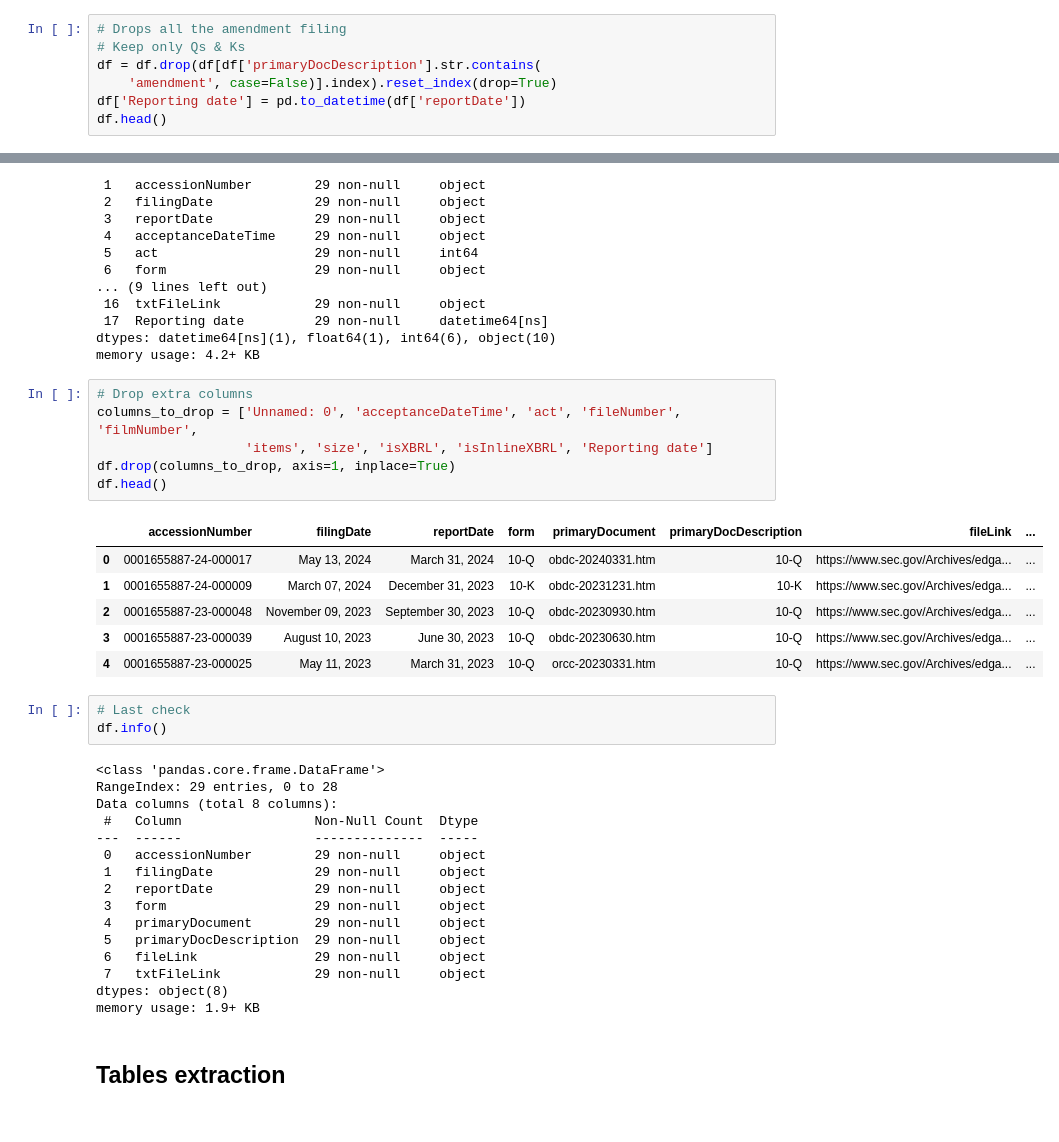
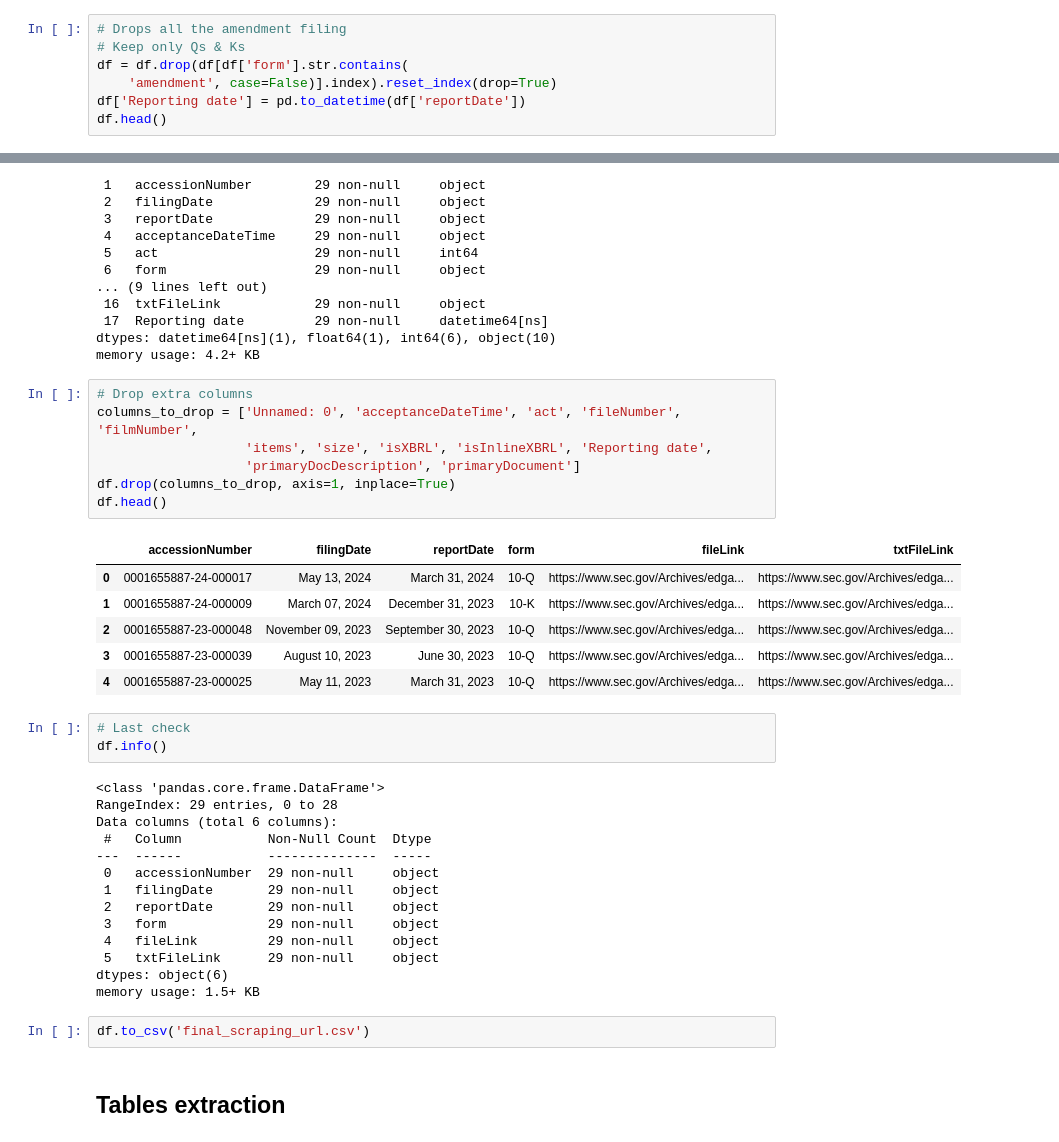
Before and after one commit to ellenguyen/SEC_filings, a Jupyter notebook: 1655887/code/extract_filing_tables.ipynb, the cells around one changed output, grey strips where cells are left out. Drawn from its saved outputs; the diff is of its cells as text.

```diff
--- a/1655887/code/extract_filing_tables.ipynb
+++ b/1655887/code/extract_filing_tables.ipynb
@@ -70,7 +238,7 @@ df.head()
 # %%
 # Drops all the amendment filing
 # Keep only Qs & Ks
-df = df.drop(df[df['primaryDocDescription'].str.contains(
+df = df.drop(df[df['form'].str.contains(
     'amendment', case=False)].index).reset_index(drop=True)
 df['Reporting date'] = pd.to_datetime(df['reportDate'])
 df.head()
@@ -121,35 +289,36 @@ memory usage: 4.2+ KB
 # %%
 # Drop extra columns
 columns_to_drop = ['Unnamed: 0', 'acceptanceDateTime', 'act', 'fileNumber', 'filmNumber',
-                   'items', 'size', 'isXBRL', 'isInlineXBRL', 'Reporting date']
+                   'items', 'size', 'isXBRL', 'isInlineXBRL', 'Reporting date',
+                   'primaryDocDescription', 'primaryDocument']
 df.drop(columns_to_drop, axis=1, inplace=True)
 df.head()
 # %% [output]
-|  | accessionNumber | filingDate | reportDate | form | primaryDocument | primaryDocDescription | fileLink | ... |
-| 0 | 0001655887-24-000017 | May 13, 2024 | March 31, 2024 | 10-Q | obdc-20240331.htm | 10-Q | https://www.sec.gov/Archives/edga... | ... |
-| 1 | 0001655887-24-000009 | March 07, 2024 | December 31, 2023 | 10-K | obdc-20231231.htm | 10-K | https://www.sec.gov/Archives/edga... | ... |
-| 2 | 0001655887-23-000048 | November 09, 2023 | September 30, 2023 | 10-Q | obdc-20230930.htm | 10-Q | https://www.sec.gov/Archives/edga... | ... |
-| 3 | 0001655887-23-000039 | August 10, 2023 | June 30, 2023 | 10-Q | obdc-20230630.htm | 10-Q | https://www.sec.gov/Archives/edga... | ... |
-| 4 | 0001655887-23-000025 | May 11, 2023 | March 31, 2023 | 10-Q | orcc-20230331.htm | 10-Q | https://www.sec.gov/Archives/edga... | ... |
+|  | accessionNumber | filingDate | reportDate | form | fileLink | txtFileLink |
+| 0 | 0001655887-24-000017 | May 13, 2024 | March 31, 2024 | 10-Q | https://www.sec.gov/Archives/edga... | https://www.sec.gov/Archives/edga... |
+| 1 | 0001655887-24-000009 | March 07, 2024 | December 31, 2023 | 10-K | https://www.sec.gov/Archives/edga... | https://www.sec.gov/Archives/edga... |
+| 2 | 0001655887-23-000048 | November 09, 2023 | September 30, 2023 | 10-Q | https://www.sec.gov/Archives/edga... | https://www.sec.gov/Archives/edga... |
+| 3 | 0001655887-23-000039 | August 10, 2023 | June 30, 2023 | 10-Q | https://www.sec.gov/Archives/edga... | https://www.sec.gov/Archives/edga... |
+| 4 | 0001655887-23-000025 | May 11, 2023 | March 31, 2023 | 10-Q | https://www.sec.gov/Archives/edga... | https://www.sec.gov/Archives/edga... |
 # %%
 # Last check
 df.info()
 # %% [output]
 <class 'pandas.core.frame.DataFrame'>
 RangeIndex: 29 entries, 0 to 28
-Data columns (total 8 columns):
- #   Column                 Non-Null Count  Dtype
----  ------                 --------------  -----
- 0   accessionNumber        29 non-null     object
- 1   filingDate             29 non-null     object
- 2   reportDate             29 non-null     object
- 3   form                   29 non-null     object
- 4   primaryDocument        29 non-null     object
- 5   primaryDocDescription  29 non-null     object
- 6   fileLink               29 non-null     object
- 7   txtFileLink            29 non-null     object
-dtypes: object(8)
-memory usage: 1.9+ KB
+Data columns (total 6 columns):
+ #   Column           Non-Null Count  Dtype
+---  ------           --------------  -----
+ 0   accessionNumber  29 non-null     object
+ 1   filingDate       29 non-null     object
+ 2   reportDate       29 non-null     object
+ 3   form             29 non-null     object
+ 4   fileLink         29 non-null     object
+ 5   txtFileLink      29 non-null     object
+dtypes: object(6)
+memory usage: 1.5+ KB
+# %%
+df.to_csv('final_scraping_url.csv')
 # %% [markdown]
 ## Tables extraction
 # %%
```
Also changed, not shown: parts of 16 cells of this notebook.
